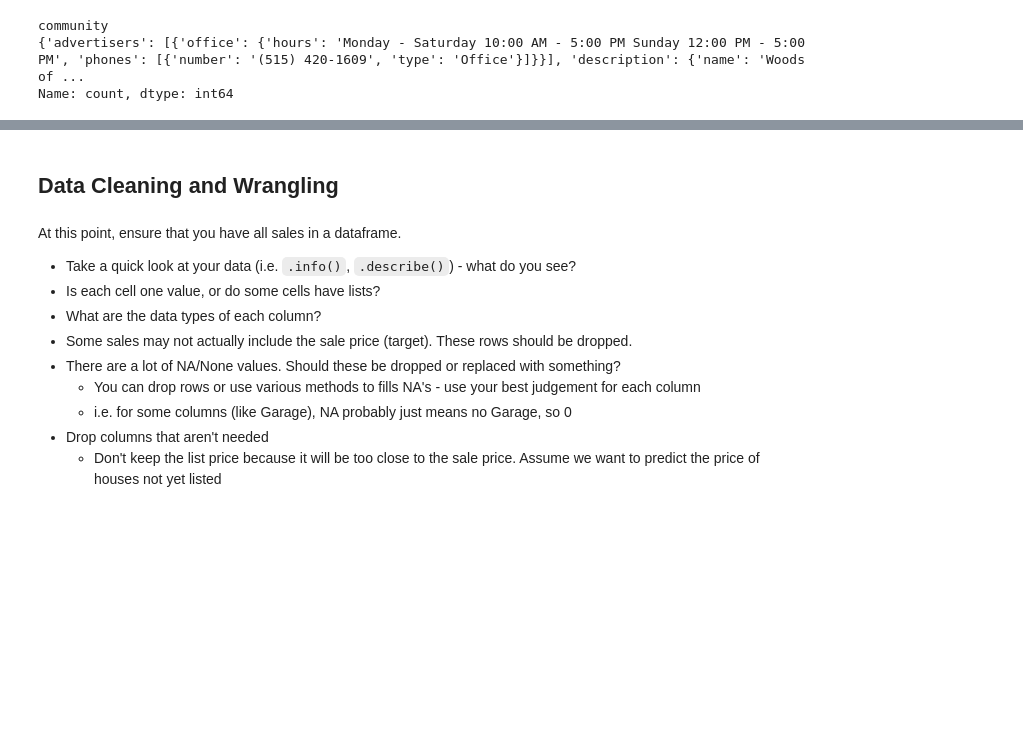
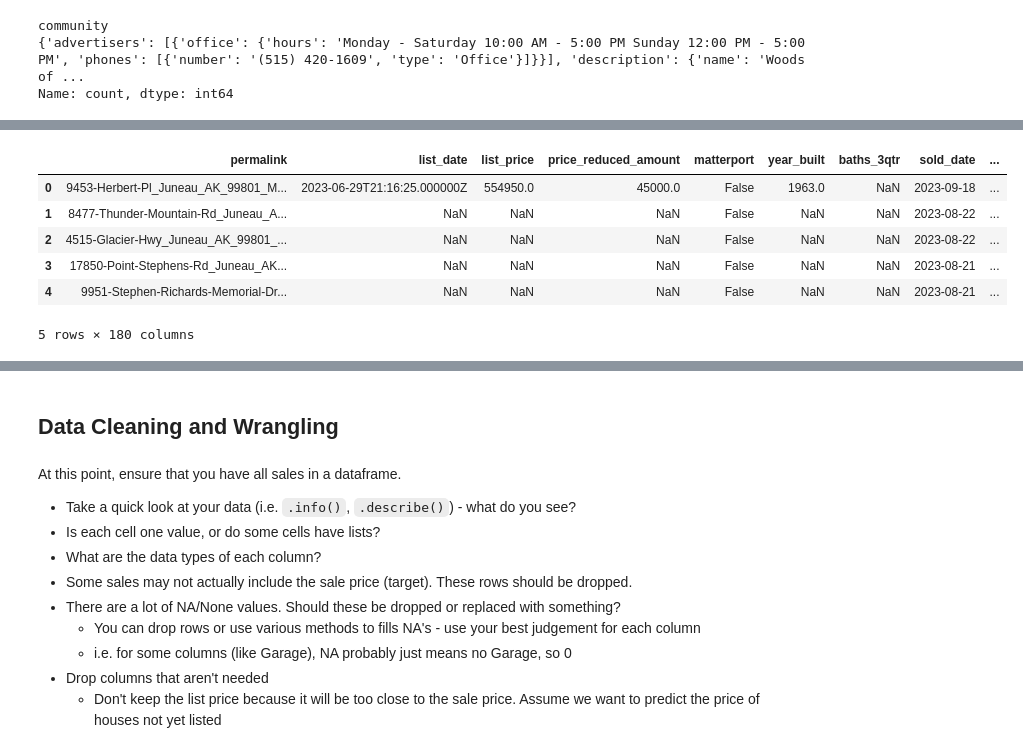
Before and after one commit to ryanlaict/Midterm-project, a Jupyter notebook: notebooks/1 - EDA.ipynb, the cells around one changed output, grey strips where cells are left out. Drawn from its saved outputs; the diff is of its cells as text; code cells hidden in the pictures; blank space fills up the shorter version.

```diff
--- a/notebooks/1 - EDA.ipynb
+++ b/notebooks/1 - EDA.ipynb
@@ -215,0 +232,13 @@ df_encoded.head()
+# %%
+# Run encode_source function
+df_encoded = encode_source(df_encoded)
+
+df_encoded.head()
+# %% [output]
+|  | permalink | list_date | list_price | price_reduced_amount | matterport | year_built | baths_3qtr | sold_date | ... |
+| 0 | 9453-Herbert-Pl_Juneau_AK_99801_M... | 2023-06-29T21:16:25.000000Z | 554950.0 | 45000.0 | False | 1963.0 | NaN | 2023-09-18 | ... |
+| 1 | 8477-Thunder-Mountain-Rd_Juneau_A... | NaN | NaN | NaN | False | NaN | NaN | 2023-08-22 | ... |
+| 2 | 4515-Glacier-Hwy_Juneau_AK_99801_... | NaN | NaN | NaN | False | NaN | NaN | 2023-08-22 | ... |
+| 3 | 17850-Point-Stephens-Rd_Juneau_AK... | NaN | NaN | NaN | False | NaN | NaN | 2023-08-21 | ... |
+| 4 | 9951-Stephen-Richards-Memorial-Dr... | NaN | NaN | NaN | False | NaN | NaN | 2023-08-21 | ... |
+5 rows × 180 columns
```
Also changed, not shown: parts of 18 cells of this notebook, 3 other files.
